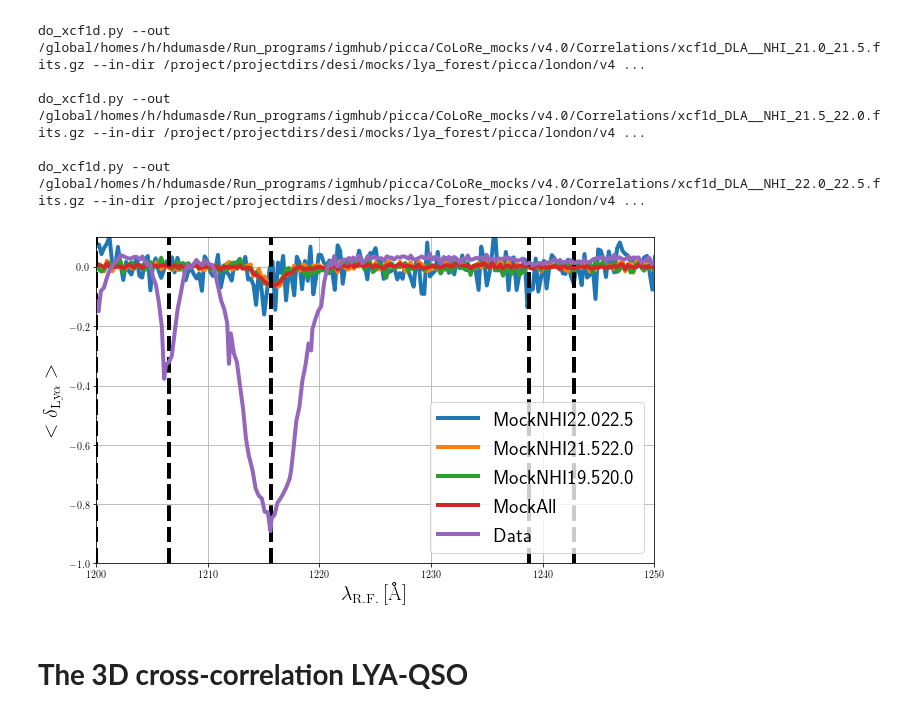
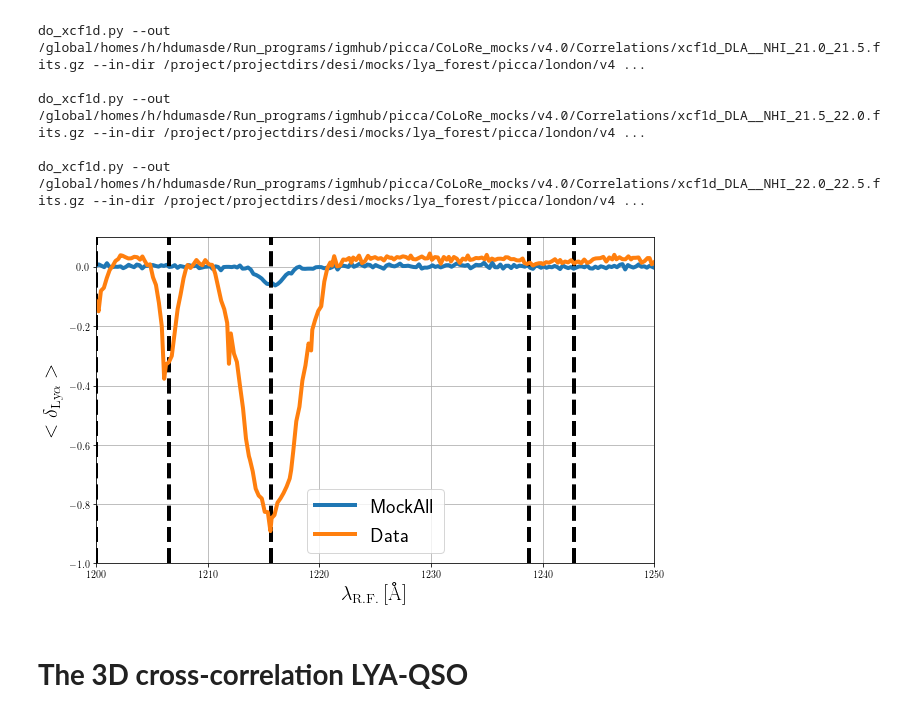
Before and after one commit to igmhub/desi_QA, a Jupyter notebook: Mocks/QA_DLA.ipynb, the cells around one changed output. Cells and saved outputs as stored; diff of their text form; code cells hidden in the pictures.

Commit message:
Fix ZQSO DLA

```diff
--- a/Mocks/QA_DLA.ipynb
+++ b/Mocks/QA_DLA.ipynb
@@ -94,6 +94,7 @@ for j,f in enumerate(fs):
     w = sp.in1d(mockid,mockiddla)
     ra = ra[w]
     dec = dec[w]
+    zqso = zqso[w]
     mockid = mockid[w]
     frommockidtora = {mockid[i]:ra[i] for i in range(ra.size)}
     frommockidtodec = {mockid[i]:dec[i] for i in range(ra.size)}
@@ -213,0 +217,29 @@ plt.grid()
+# %%
+toPlot = {'QSO':mock['QSO_catalog'],
+         'DLA':mock['DLA_catalog'],
+         'dataQSO':data['QSO_catalog'],
+         'dataDLA':data['DLA_catalog']}
+redshift_key = {'QSO':'Z_QSO_RSD', 'DLA':'ZQSO', 'dataQSO':'Z','dataDLA':'ZQSO'}
+
+bins = sp.arange(1.7,7.,0.02)
+for tpe in ['data','']:
+    h = fitsio.FITS(toPlot[tpe+'QSO'])
+    zqso = h[1][redshift_key[tpe+'QSO']][:]
+    h.close()
+    h = fitsio.FITS(toPlot[tpe+'DLA'])
+    zdla = h[1][redshift_key[tpe+'DLA']][:]
+    h.close()
+    xqso, yqso = getHisto(zqso,bins)
+    xdla, ydla = getHisto(zdla,bins)
+    w = yqso>0.
+    ydla[w] /= 1.*yqso[w]
+    if tpe=='':
+        label = 'Mocks'
+    else:
+        label = 'Data'
+    plt.plot(xdla,ydla,label=label)
+plt.xlabel(r'$z$')
+plt.ylabel(r'$\mathrm{ratio} = n(z)_{host qso}/n(z)_{qso}$')
+plt.yscale('log')
+plt.legend()
+plt.grid()
@@ -239,7 +273,7 @@ plt.grid()
 ## z_qso - z_dla distribution
 # %%
 toPlot = {'Mocks':mock['DLA_catalog'], 'Data':data['DLA_catalog']}
-bins = sp.arange(-200000.,200000.,2000.)
+bins = sp.arange(-200000.,4000.,2000.)
 for name,path in sorted(toPlot.items()):
     h = fitsio.FITS(path)
     zdla = h[1]['Z'][:]
@@ -250,6 +284,6 @@ for name,path in sorted(toPlot.items()):
     plt.hist(dv,bins=bins,histtype='step',label=name,density=True,linewidth=4)
 plt.xlabel(r'$\Delta v(z_{\mathrm{DLA}}-z_{\mathrm{QSO}}) \, [\mathrm{km\,s^{-1}}]$')
 plt.ylabel(r'$\mathrm{\#}$')
-plt.legend()
+plt.legend(loc=2)
 plt.grid()
 # %% [output]
@@ -262,7 +296,7 @@ We need to compute for that the distribution of pixels as a function of lambda_R
 lObs_min = 3600.
 lObs_max = 7235.
 lRF_min = 400.
-lRF_max = 3000.
+lRF_max = 1500.
 toPlot = {'Mocks':{'DLA':mock['DLA_catalog'], 'PIXELS':None},
           'Data':{'DLA':data['DLA_catalog'], 'PIXELS':None}}
 # %%
@@ -683,33 +721,33 @@ do_xcf1d.py --out /global/homes/h/hdumasde/Run_programs/igmhub/picca/CoLoRe_mock
 do_xcf1d.py --out /global/homes/h/hdumasde/Run_programs/igmhub/picca/CoLoRe_mocks/v4.0/Correlations/xcf1d_DLA__NHI_22.0_22.5.fits.gz --in-dir /project/projectdirs/desi/mocks/lya_forest/picca/london/v4 ...
 # %%
 toPlot = {'MockAll':mock['xcf1d_DLA'], 'Data':data['xcf1d_DLA']}
-for i in sp.arange(15,24,0.5):
-    if not os.path.isfile(mock['xcf1d_DLA'].replace('DLA','DLA__NHI_'+str(i)+'_'+str(i+0.5))):
-        continue
-    toPlot['MockNHI'+str(i)+''+str(i+0.5)] = mock['xcf1d_DLA'].replace('DLA','DLA__NHI_'+str(i)+'_'+str(i+0.5))
+#for i in sp.arange(15,24,0.5):
+#    if not os.path.isfile(mock['xcf1d_DLA'].replace('DLA','DLA__NHI_'+str(i)+'_'+str(i+0.5))):
+#        continue
+#    toPlot['MockNHI'+str(i)+''+str(i+0.5)] = mock['xcf1d_DLA'].replace('DLA','DLA__NHI_'+str(i)+'_'+str(i+0.5))
 
 for name,path in sorted(toPlot.items())[::-1]:
     h = fitsio.FITS(path)
     rp = h[1]['RP'][:]
     da = h[2]['DA'][:]
     we = h[2]['WE'][:]
     da = (da*we).sum(axis=0)
     we = we.sum(axis=0)
     w = we>0
     da[w] /= we[w]
     for n,l in picca.constants.absorber_IGM.items():
         if l<(1215.67*rp[w]).min() or l>(1215.67*rp[w]).max(): continue
         plt.plot([l,l],[-1.,0.2],'--',color='black')
     plt.plot(1215.67*rp[w],da[w],linewidth=4,label=name)
 plt.xlabel(r'$\lambda_{\mathrm{R.F.}} \, \mathrm{[\AA{}]}$')
 plt.ylabel(r'$<\delta_{\mathrm{Ly\alpha}}>$')
 plt.legend()
 plt.ylim([-1.,0.1])
 plt.xlim([1200.,1250.])
 plt.grid()
 plt.show()
 # %% [output]
-[figure, old version]
+[figure, new version]
 # %% [markdown]
 # __The 3D cross-correlation LYA-QSO__
 # %% [markdown]
```
Also changed, not shown: parts of 5 cells of this notebook, 1 other file.
